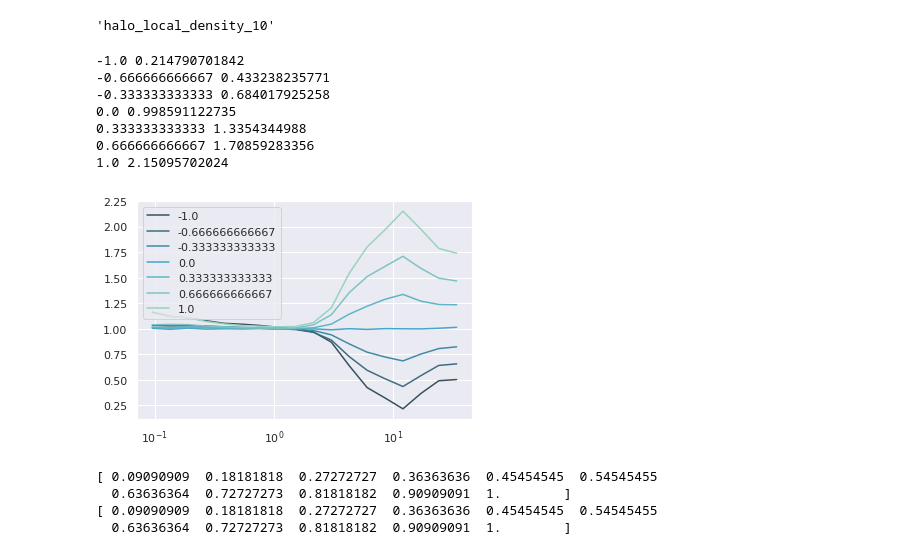
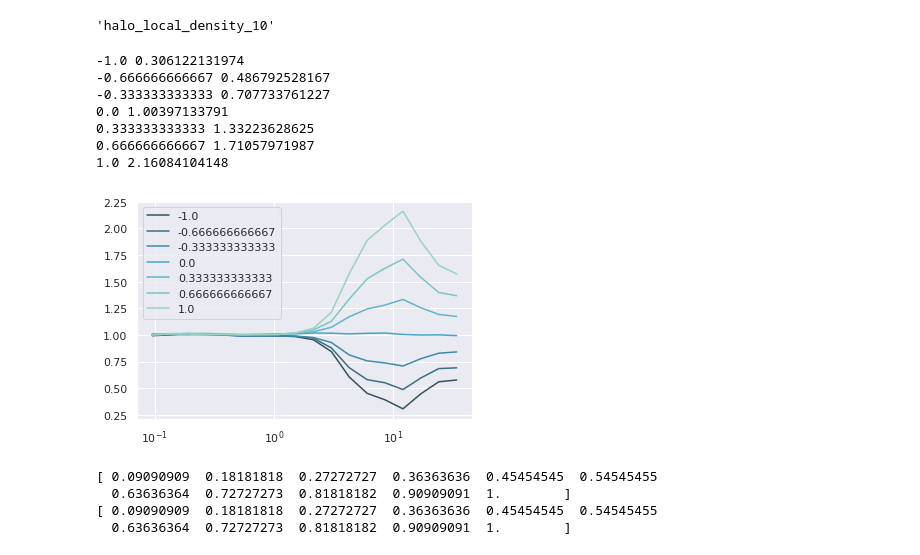
Before and after one commit to mclaughlin6464/pearce, a Jupyter notebook: notebooks/Test Assembias Training.ipynb, the cells around one changed output. Drawn from its saved outputs; the diff is of its cells as text; code cells hidden in the pictures.

```diff
--- a/notebooks/Test Assembias Training.ipynb
+++ b/notebooks/Test Assembias Training.ipynb
@@ -95,35 +95,35 @@ default_y= cat.calc_xi(r_bins)
 N = 7
 cmap = sns.color_palette("GnBu_d", N)
 # %%
-pname = 'mean_occupation_centrals_assembias_corr1'
+pname = 'mean_occupation_satellites_assembias_corr1'
 l, h = -1.0, 1.0
 #l, h = 0.0, 1.0
 
 d = default_params.copy()
 for v, c in zip(np.linspace(l,h,N), cmap):
     d[pname] = v
     #y = np.zeros((18,))
     #for i in xrange(N):
        # print i,
     cat.populate(d)
     y= cat.calc_xi(r_bins)
     print v, (y/default_y)[14]
     #y/=N
     plt.plot(rbc, y/default_y, label = v, c = c)
 
 plt.xscale('log')
 #plt.loglog()
 plt.legend(loc = 'best')
 plt.show();
 # %% [output]
--1.0 0.214790701842
--0.666666666667 0.433238235771
--0.333333333333 0.684017925258
-0.0 0.998591122735
-0.333333333333 1.3354344988
-0.666666666667 1.70859283356
-1.0 2.15095702024
+-1.0 0.306122131974
+-0.666666666667 0.486792528167
+-0.333333333333 0.707733761227
+0.0 1.00397133791
+0.333333333333 1.33223628625
+0.666666666667 1.71057971987
+1.0 2.16084104148
-[figure, old version]
+[figure, new version]
 # %%
 from halotools.empirical_models.abunmatch.noisy_percentile import noisy_percentile
 from scipy.stats import rankdata
```
Also changed, not shown: 1 other file.
